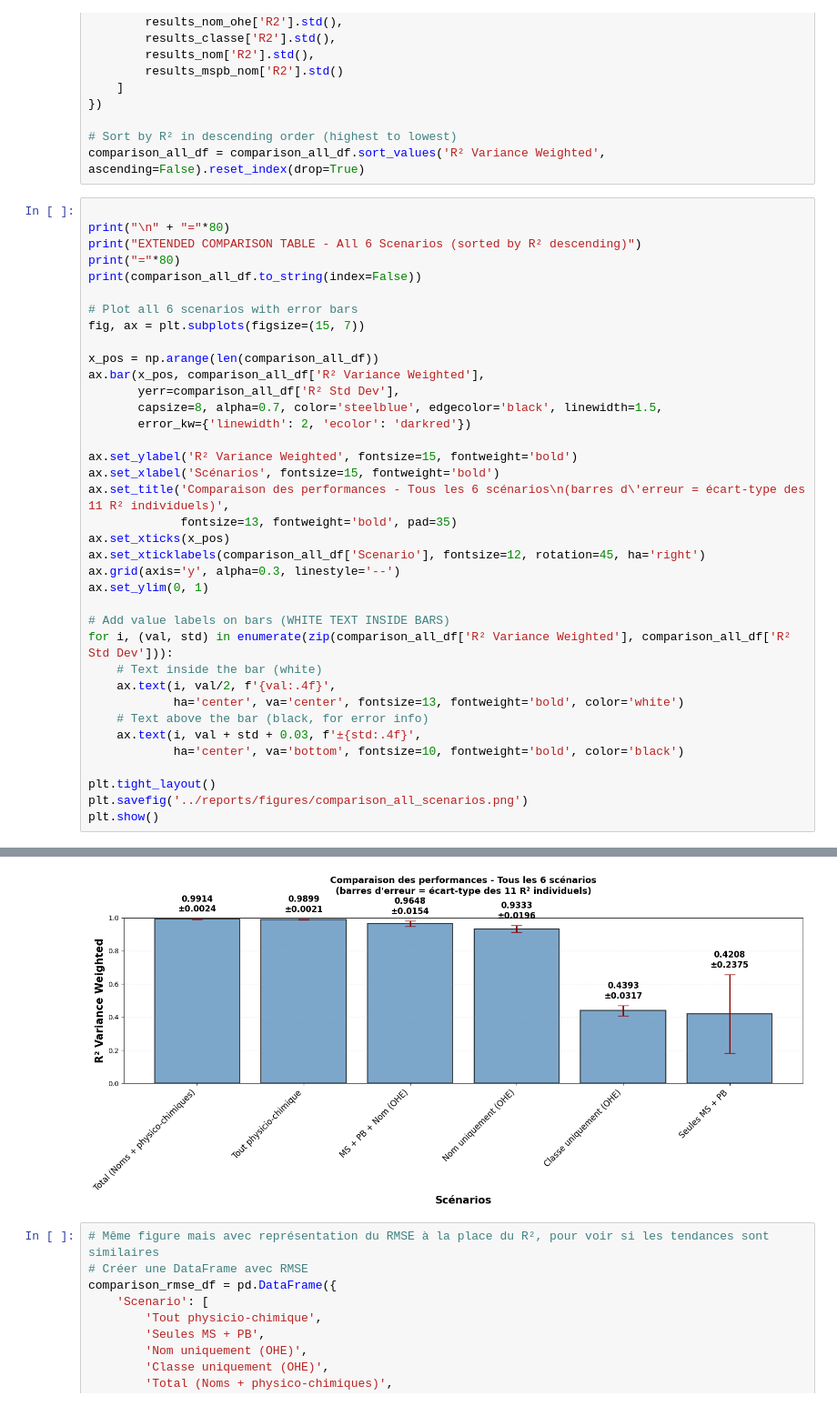
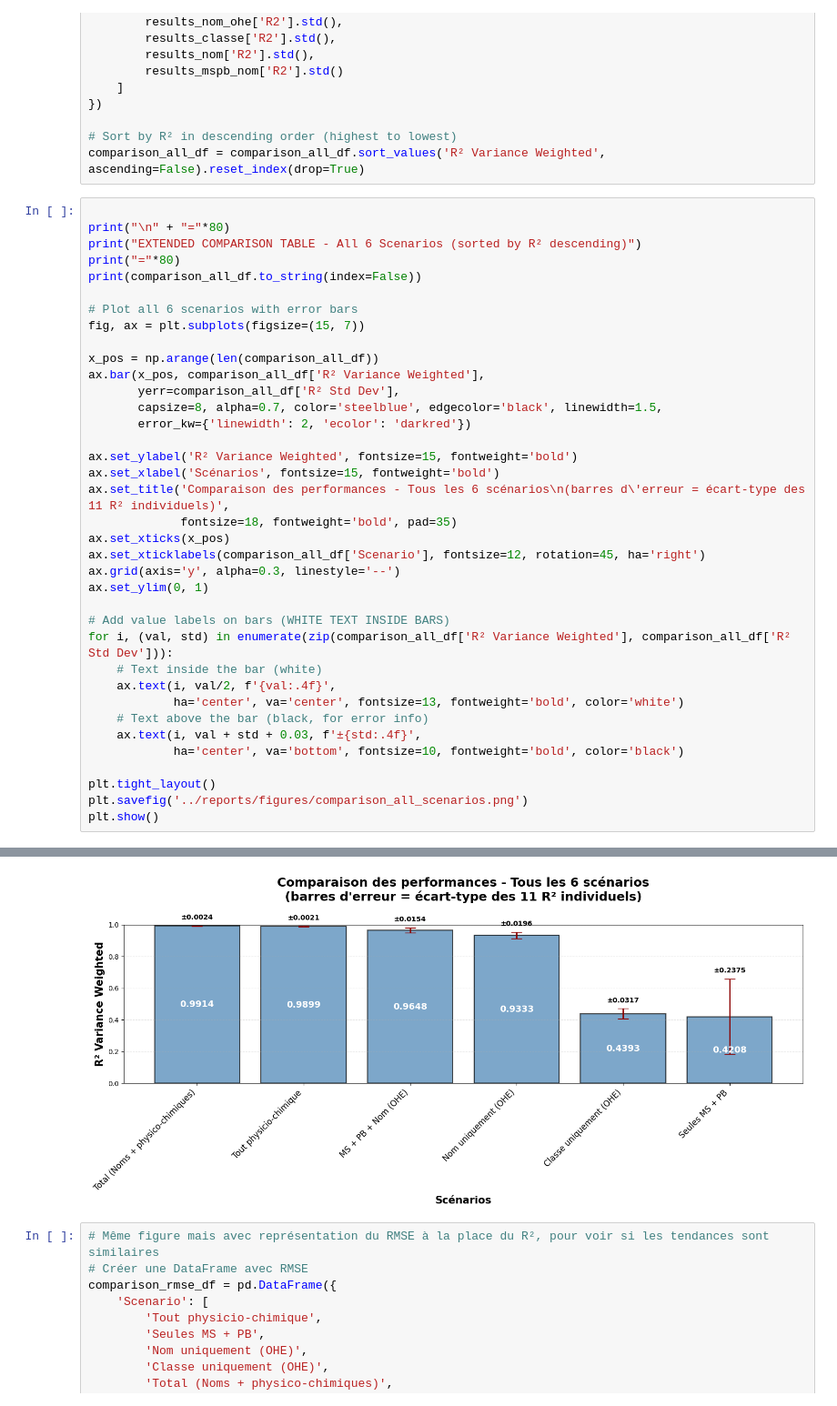
Before and after one commit to Valentine-Michelet/Projet-fil-rouge-nutrition-animale-, a Jupyter notebook: notebooks/id_regressor.ipynb, the cells around one changed output, grey strips where cells are left out. Shown at 91% size. Saved outputs shown, nothing was run; the diff lists cells and outputs as text.

Commit message:
R2 en blanc dans le plot

```diff
--- a/notebooks/id_regressor.ipynb
+++ b/notebooks/id_regressor.ipynb
@@ -428,36 +428,36 @@ ax.bar(x_pos, comparison_all_df['R² Variance Weighted'],
 ax.set_ylabel('R² Variance Weighted', fontsize=15, fontweight='bold')
 ax.set_xlabel('Scénarios', fontsize=15, fontweight='bold')
 ax.set_title('Comparaison des performances - Tous les 6 scénarios\n(barres d\'erreur = écart-type des 11 R² individuels)',
-             fontsize=13, fontweight='bold', pad=35)
+             fontsize=18, fontweight='bold', pad=35)
 ax.set_xticks(x_pos)
 ax.set_xticklabels(comparison_all_df['Scenario'], fontsize=12, rotation=45, ha='right')
 ax.grid(axis='y', alpha=0.3, linestyle='--')
 ax.set_ylim(0, 1)
 
 # Add value labels on bars (WHITE TEXT INSIDE BARS)
 for i, (val, std) in enumerate(zip(comparison_all_df['R² Variance Weighted'], comparison_all_df['R² Std Dev'])):
     # Text inside the bar (white)
     ax.text(i, val/2, f'{val:.4f}',
             ha='center', va='center', fontsize=13, fontweight='bold', color='white')
     # Text above the bar (black, for error info)
     ax.text(i, val + std + 0.03, f'±{std:.4f}',
             ha='center', va='bottom', fontsize=10, fontweight='bold', color='black')
 
 plt.tight_layout()
 plt.savefig('../reports/figures/comparison_all_scenarios.png')
 plt.show()
 # %% [output]
 ================================================================================
 EXTENDED COMPARISON TABLE - All 6 Scenarios (sorted by R² descending)
 ================================================================================
                         Scenario  R² Variance Weighted  R² Std Dev
 Total (Noms + physico-chimiques)                0.9914    0.002444
           Tout physicio-chimique                0.9899    0.002132
              MS + PB + Nom (OHE)                0.9648    0.015368
             Nom uniquement (OHE)                0.9333    0.019596
          Classe uniquement (OHE)                0.4393    0.031733
                   Seules MS + PB                0.4208    0.237540
-[figure, old version]
+[figure, new version]
 # %%
 # Même figure mais avec représentation du RMSE à la place du R², pour voir si les tendances sont similaires
 # Créer une DataFrame avec RMSE
```
